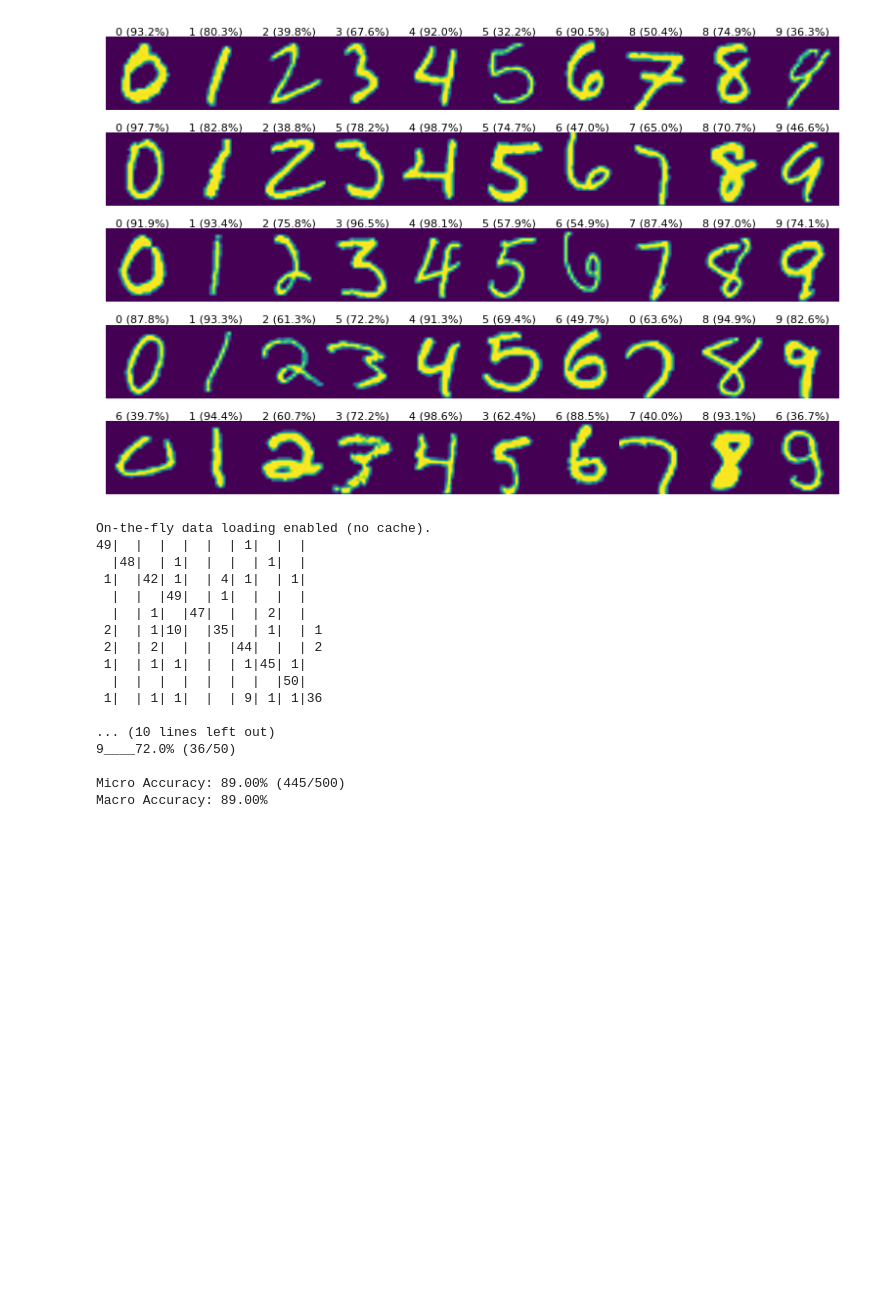
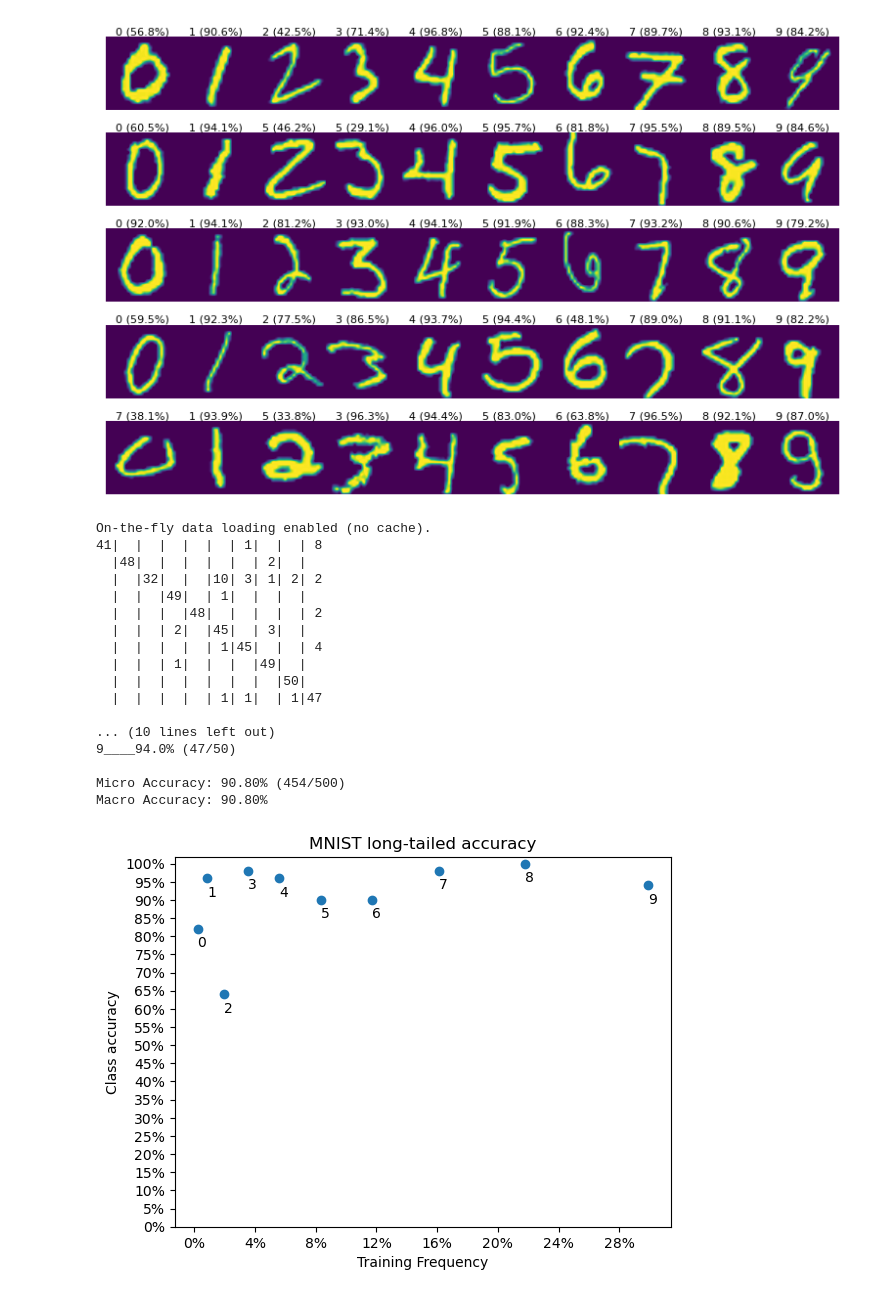
Before and after one commit to asgersvenning/mini_trainer, a Jupyter notebook: examples/mnist.ipynb, the cells around one changed output. Saved outputs shown, nothing was run; the diff lists cells and outputs as text; code cells hidden in the pictures; blank space fills up the shorter version.

Commit message:
Fix to BaseResultCollector.evaluate

```diff
--- a/examples/mnist.ipynb
+++ b/examples/mnist.ipynb
@@ -201,8 +240,7 @@ On-the-fly data loading enabled (no cache).
 from mini_trainer.classifier import classification_module
 results = BaseResultCollector(
     model=model,
-    verbose=True,
-    additional_attributes=["labels"]
+    verbose=True
 )
 images = [f"mnist/test/{(i + 1) % 10}/{i}.png" for i in range(500)]
 ds = LazyDataset(mproc, images)
@@ -216,19 +254,45 @@ results.evaluate()
 pass
 # %% [output]
 On-the-fly data loading enabled (no cache).
-49|  |  |  |  |  | 1|  |  |
-  |48|  | 1|  |  |  | 1|  |
- 1|  |42| 1|  | 4| 1|  | 1|
+41|  |  |  |  |  | 1|  |  | 8
+  |48|  |  |  |  |  | 2|  |
+  |  |32|  |  |10| 3| 1| 2| 2
   |  |  |49|  | 1|  |  |  |
-  |  | 1|  |47|  |  | 2|  |
- 2|  | 1|10|  |35|  | 1|  | 1
- 2|  | 2|  |  |  |44|  |  | 2
- 1|  | 1| 1|  |  | 1|45| 1|
+  |  |  |  |48|  |  |  |  | 2
+  |  |  | 2|  |45|  | 3|  |
+  |  |  |  |  | 1|45|  |  | 4
+  |  |  | 1|  |  |  |49|  |
   |  |  |  |  |  |  |  |50|
- 1|  | 1| 1|  |  | 9| 1| 1|36
+  |  |  |  |  | 1| 1|  | 1|47
 
 ... (10 lines left out)
-9____72.0% (36/50)
+9____94.0% (47/50)
 
-Micro Accuracy: 89.00% (445/500)
-Macro Accuracy: 89.00%
+Micro Accuracy: 90.80% (454/500)
+Macro Accuracy: 90.80%
+# %%
+r = {str(i) : [] for i in range(10)}
+for p, l in zip(results.preds, results.labels):
+    r[l].append(p == l)
+
+pc_acc = {int(k) : sum(v) / len(v) for k, v in r.items()}
+sum(pc_acc) / 10, sum([p == l for p, l in zip(results.preds, results.labels)]) / len(results.preds)
+
+cls, acc = zip(*sorted(pc_acc.items()))
+plt.scatter(REAL_FREQ, acc)
+for f, a, c in zip(REAL_FREQ, acc, cls):
+    plt.text(f, a-0.05, str(c))
+
+breaks = [(i * 4) / 100 for i in range(25)]
+breaks = [br for br in breaks if br <= max(REAL_FREQ)]
+plt.xticks(breaks, [f'{br:.0%}' for br in breaks])
+plt.xlabel("Training Frequency")
+
+breaks = [(i * 5) / 100 for i in range(21)]
+plt.yticks(breaks, [f'{br:.0%}' for br in breaks])
+plt.ylabel("Class accuracy")
+
+plt.title("MNIST long-tailed accuracy")
+plt.show()
+# %% [output]
+[figure, added]
```
Also changed, not shown: parts of 4 cells of this notebook, 2 other files.
